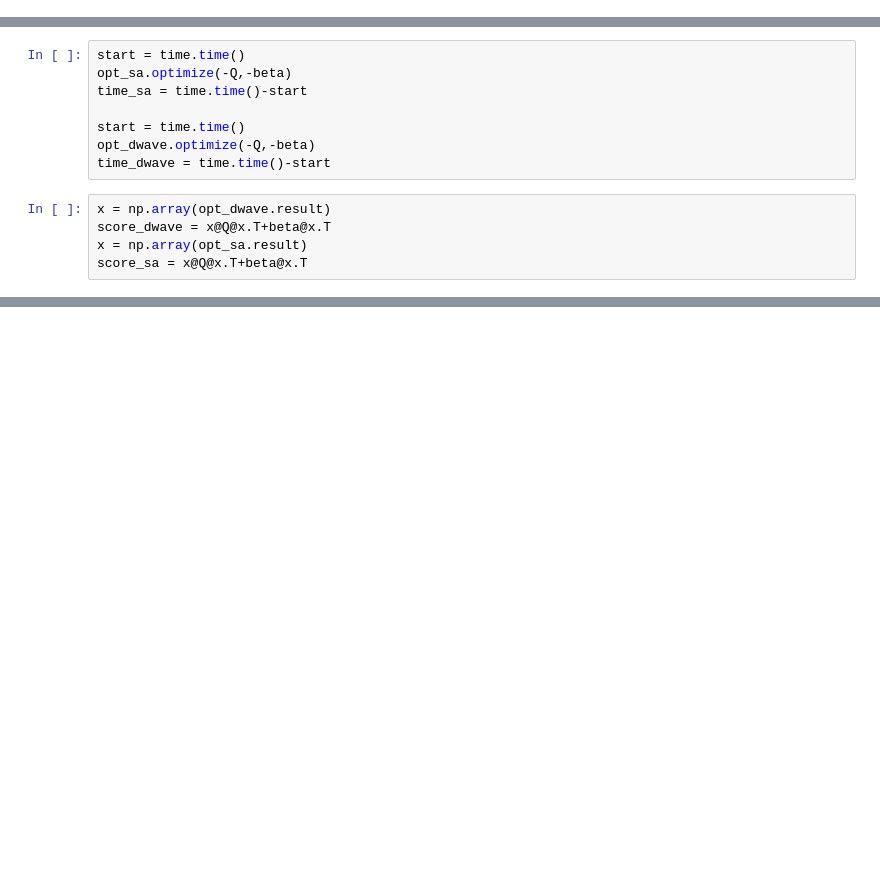
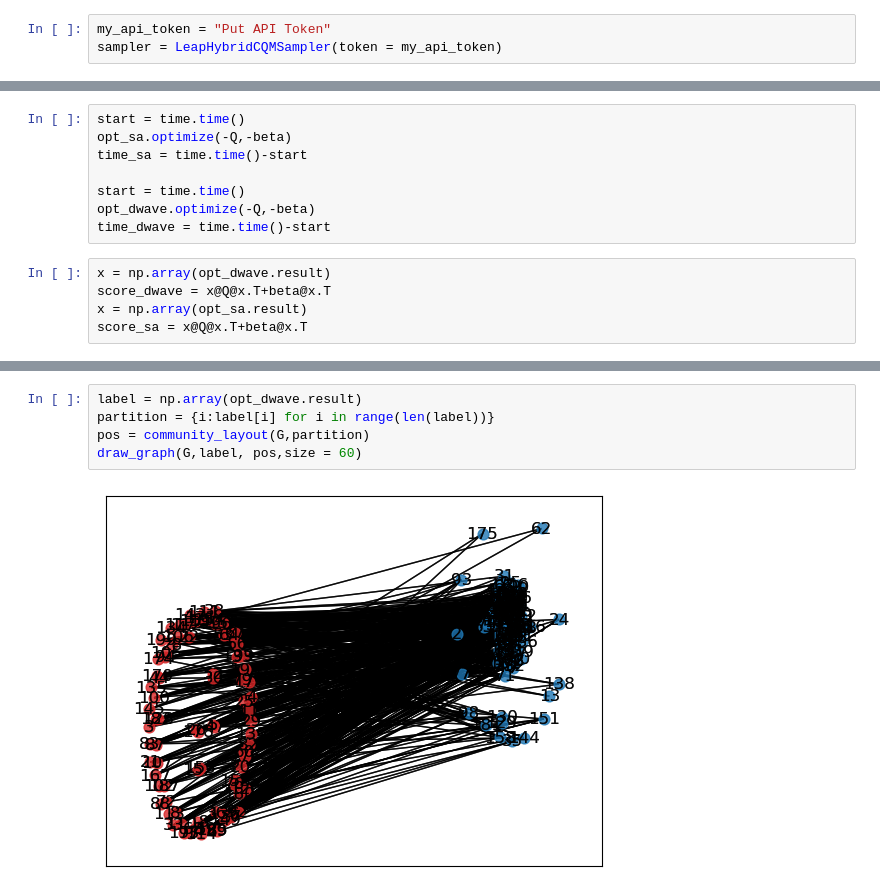
Before and after one commit to Korea-Quantum-Computing/quantum_tutorial, a Jupyter notebook: 3. Quantum Combinatorial Optimization.ipynb, the cells around one changed output, grey strips where cells are left out. Drawn from its saved outputs; the diff is of its cells as text; blank space fills up the shorter version.

```diff
--- a/3. Quantum Combinatorial Optimization.ipynb
+++ b/3. Quantum Combinatorial Optimization.ipynb
@@ -10,0 +28,3 @@ $$
+# %%
+my_api_token = "Put API Token"
+sampler = LeapHybridCQMSampler(token = my_api_token)
@@ -330,0 +454,7 @@ Score : 394.0 , Operation Time : 13.529060125350952
+# %%
+label = np.array(opt_dwave.result)
+partition = {i:label[i] for i in range(len(label))}
+pos = community_layout(G,partition)
+draw_graph(G,label, pos,size = 60)
+# %% [output]
+[figure, added]
```
Also changed, not shown: parts of 19 cells of this notebook.
